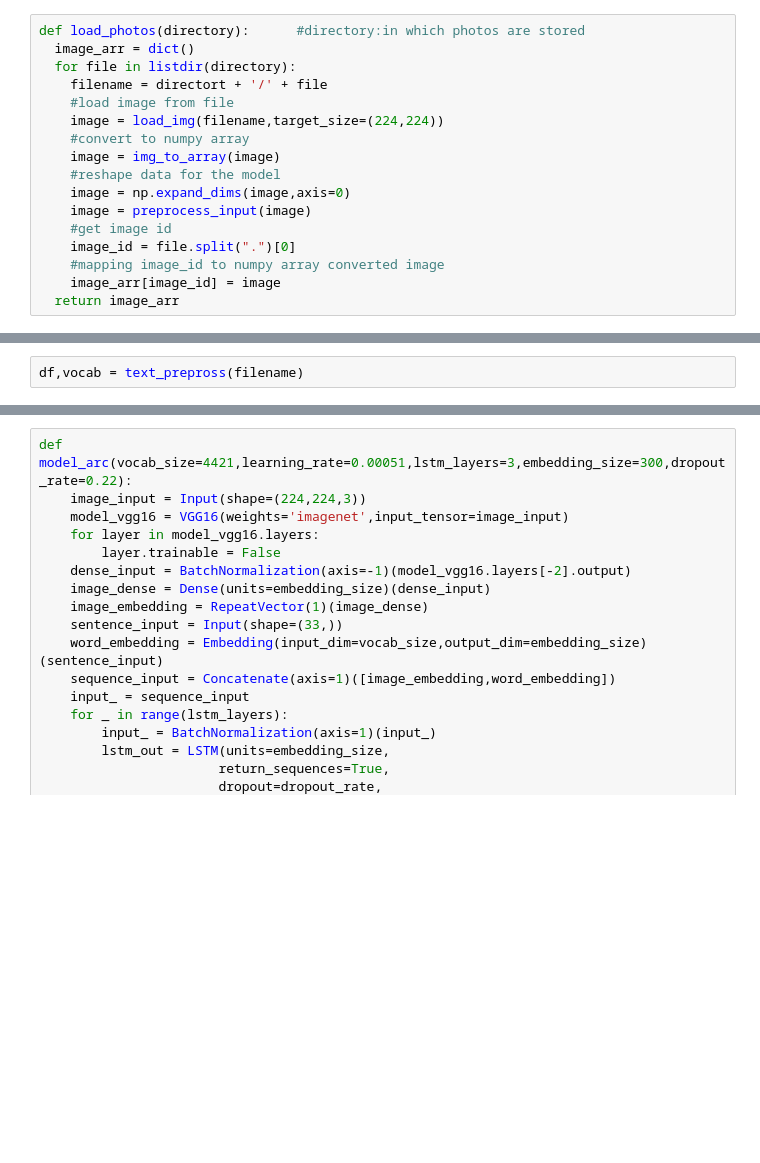
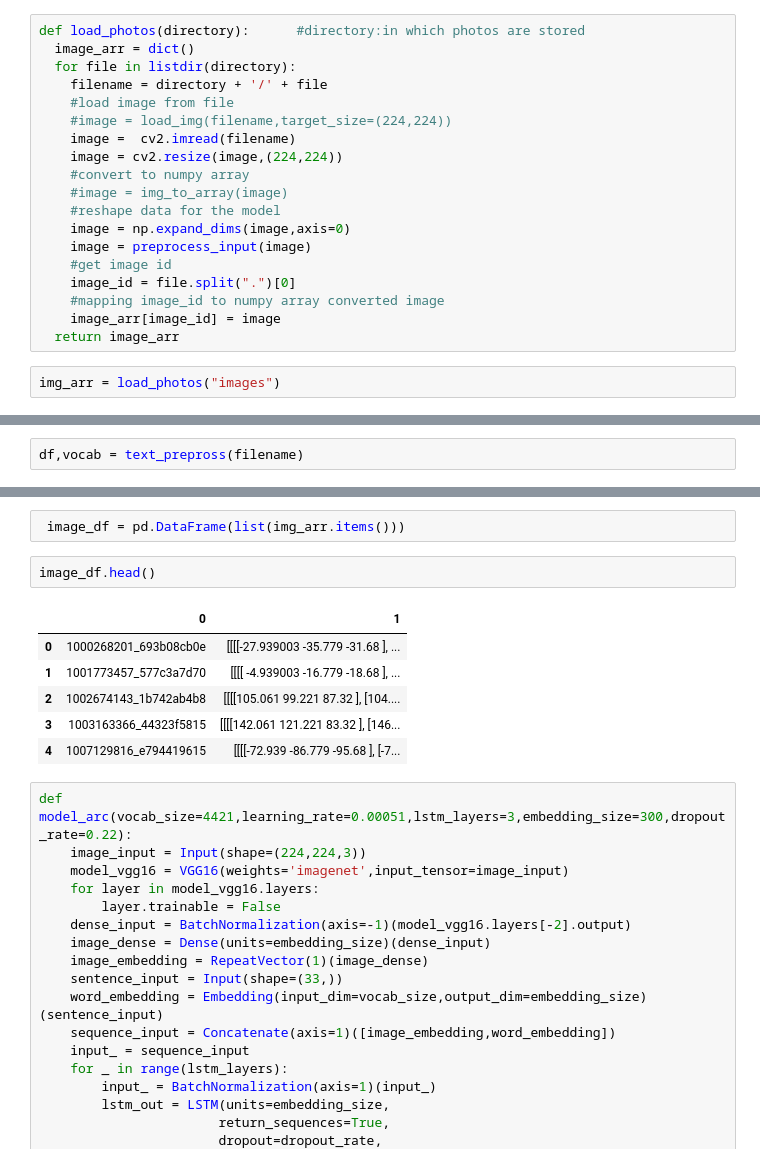
Before and after one commit to kunwarsaaim/Image_Captioning, a Jupyter notebook: model.ipynb, the cells around one changed output, grey strips where cells are left out. Saved outputs shown, nothing was run; the diff lists cells and outputs as text; blank space fills up the shorter version.

```diff
--- a/model.ipynb
+++ b/model.ipynb
@@ -29,11 +28,13 @@ Using TensorFlow backend.
 def load_photos(directory):      #directory:in which photos are stored
   image_arr = dict()
   for file in listdir(directory):
-    filename = directort + '/' + file
+    filename = directory + '/' + file
     #load image from file
-    image = load_img(filename,target_size=(224,224))
+    #image = load_img(filename,target_size=(224,224))
+    image =  cv2.imread(filename)
+    image = cv2.resize(image,(224,224))
     #convert to numpy array
-    image = img_to_array(image)
+    #image = img_to_array(image)
     #reshape data for the model
     image = np.expand_dims(image,axis=0)
     image = preprocess_input(image)
@@ -42,3 +43,5 @@ def load_photos(directory):      #directory:in which photos are stored
     #mapping image_id to numpy array converted image
     image_arr[image_id] = image
   return image_arr
+# %%
+img_arr = load_photos("images")
@@ -132,3 +134,14 @@ df.head()
+# %%
+ image_df = pd.DataFrame(list(img_arr.items()))
+# %%
+image_df.head()
+# %% [output]
+|  | 0 | 1 |
+| 0 | 1000268201_693b08cb0e | [[[[-27.939003 -35.779 -31.68 ], ... |
+| 1 | 1001773457_577c3a7d70 | [[[[ -4.939003 -16.779 -18.68 ], ... |
+| 2 | 1002674143_1b742ab4b8 | [[[[105.061 99.221 87.32 ], [104.... |
+| 3 | 1003163366_44323f5815 | [[[[142.061 121.221 83.32 ], [146... |
+| 4 | 1007129816_e794419615 | [[[[-72.939 -86.779 -95.68 ], [-7... |
 # %%
 def model_arc(vocab_size=4421,learning_rate=0.00051,lstm_layers=3,embedding_size=300,dropout_rate=0.22):
     image_input = Input(shape=(224,224,3))
```
Also changed, not shown: parts of 8 cells of this notebook.
